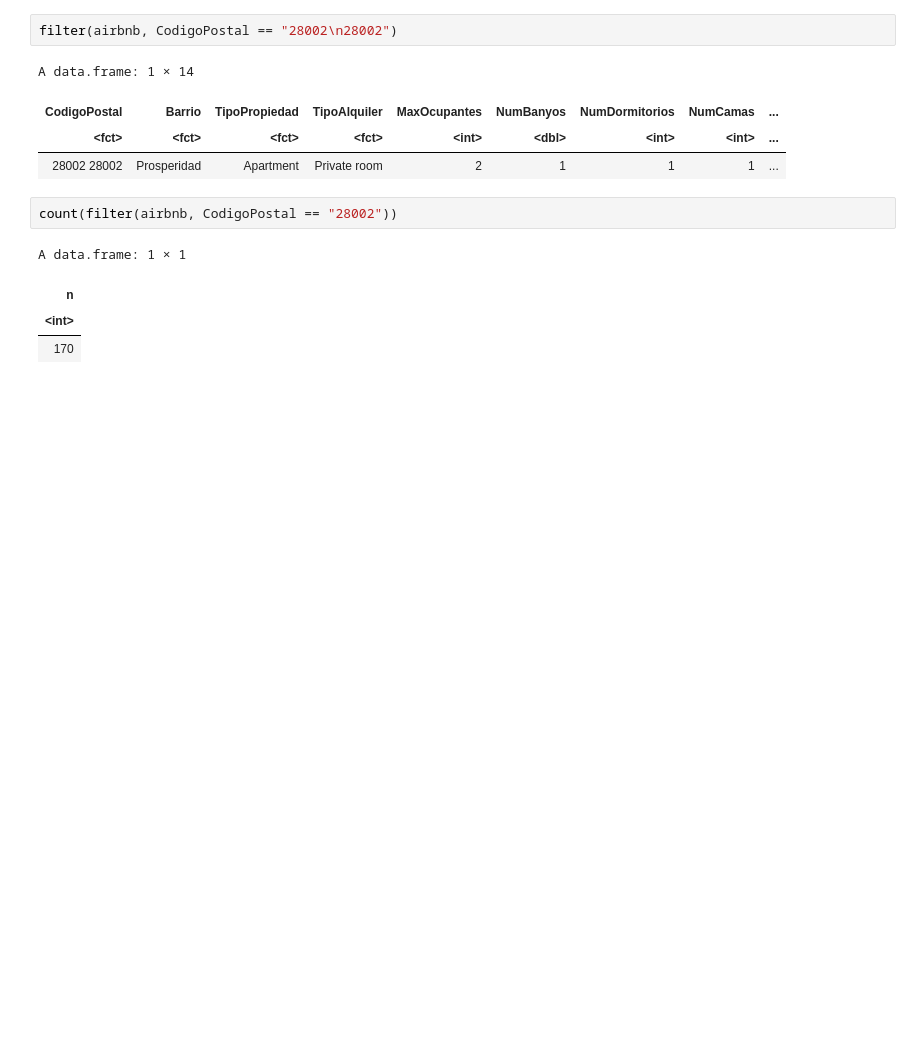
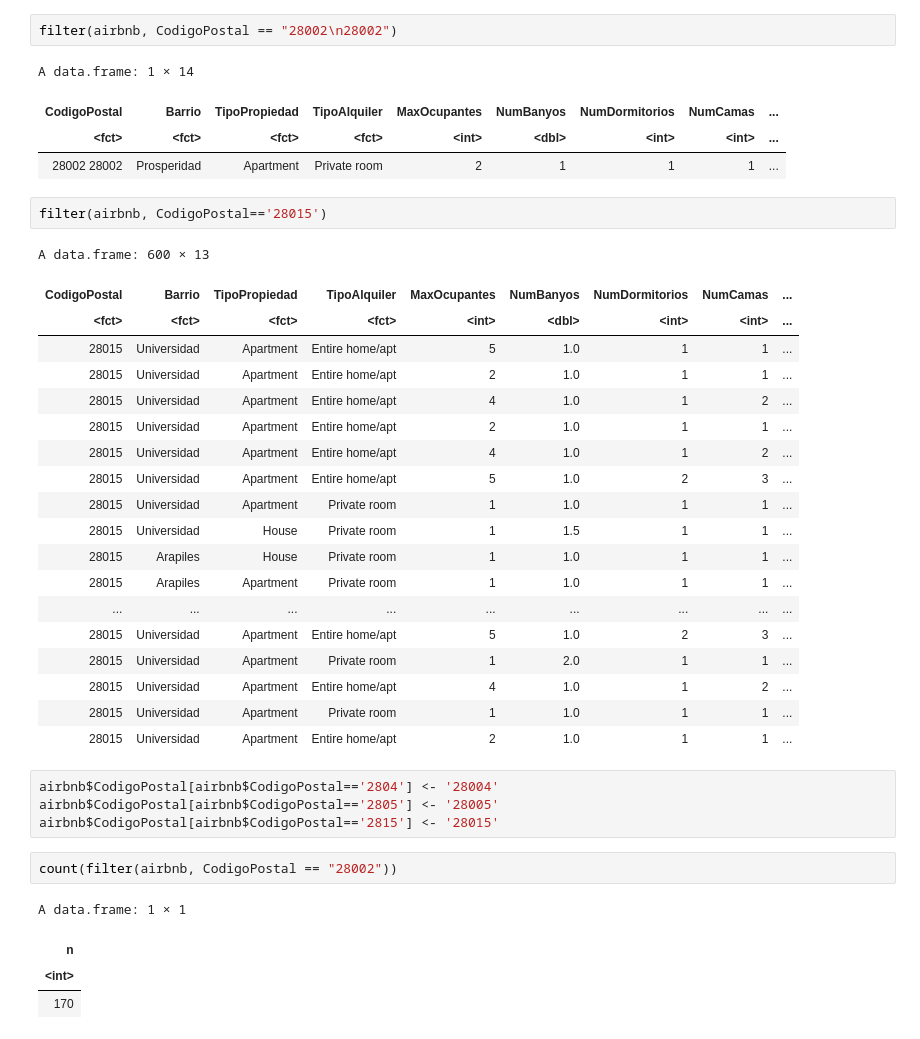
Before and after one commit to rogebautista/estadistica-rogelio, a Jupyter notebook: 0-PracticaFinal-Rogelio-Copy1.ipynb, the cells around one changed output. Saved outputs shown, nothing was run; the diff lists cells and outputs as text; blank space fills up the shorter version.

```diff
--- a/0-PracticaFinal-Rogelio-Copy1.ipynb
+++ b/0-PracticaFinal-Rogelio-Copy1.ipynb
@@ -263,6 +269,32 @@ A data.frame: 1 × 14
 | CodigoPostal | Barrio | TipoPropiedad | TipoAlquiler | MaxOcupantes | NumBanyos | NumDormitorios | NumCamas | ... |
 | <fct> | <fct> | <fct> | <fct> | <int> | <dbl> | <int> | <int> | ... |
 | 28002 28002 | Prosperidad | Apartment | Private room | 2 | 1 | 1 | 1 | ... |
+# %%
+filter(airbnb, CodigoPostal=='28015')
+# %% [output]
+A data.frame: 600 × 13
+| CodigoPostal | Barrio | TipoPropiedad | TipoAlquiler | MaxOcupantes | NumBanyos | NumDormitorios | NumCamas | ... |
+| <fct> | <fct> | <fct> | <fct> | <int> | <dbl> | <int> | <int> | ... |
+| 28015 | Universidad | Apartment | Entire home/apt | 5 | 1.0 | 1 | 1 | ... |
+| 28015 | Universidad | Apartment | Entire home/apt | 2 | 1.0 | 1 | 1 | ... |
+| 28015 | Universidad | Apartment | Entire home/apt | 4 | 1.0 | 1 | 2 | ... |
+| 28015 | Universidad | Apartment | Entire home/apt | 2 | 1.0 | 1 | 1 | ... |
+| 28015 | Universidad | Apartment | Entire home/apt | 4 | 1.0 | 1 | 2 | ... |
+| 28015 | Universidad | Apartment | Entire home/apt | 5 | 1.0 | 2 | 3 | ... |
+| 28015 | Universidad | Apartment | Private room | 1 | 1.0 | 1 | 1 | ... |
+| 28015 | Universidad | House | Private room | 1 | 1.5 | 1 | 1 | ... |
+| 28015 | Arapiles | House | Private room | 1 | 1.0 | 1 | 1 | ... |
+| 28015 | Arapiles | Apartment | Private room | 1 | 1.0 | 1 | 1 | ... |
+| ... | ... | ... | ... | ... | ... | ... | ... | ... |
+| 28015 | Universidad | Apartment | Entire home/apt | 5 | 1.0 | 2 | 3 | ... |
+| 28015 | Universidad | Apartment | Private room | 1 | 2.0 | 1 | 1 | ... |
+| 28015 | Universidad | Apartment | Entire home/apt | 4 | 1.0 | 1 | 2 | ... |
+| 28015 | Universidad | Apartment | Private room | 1 | 1.0 | 1 | 1 | ... |
+| 28015 | Universidad | Apartment | Entire home/apt | 2 | 1.0 | 1 | 1 | ... |
+# %%
+airbnb$CodigoPostal[airbnb$CodigoPostal=='2804'] <- '28004'
+airbnb$CodigoPostal[airbnb$CodigoPostal=='2805'] <- '28005'
+airbnb$CodigoPostal[airbnb$CodigoPostal=='2815'] <- '28015'
 # %%
 count(filter(airbnb, CodigoPostal == "28002"))
 # %% [output]
```
Also changed, not shown: parts of 9 cells of this notebook, 1 other file.
